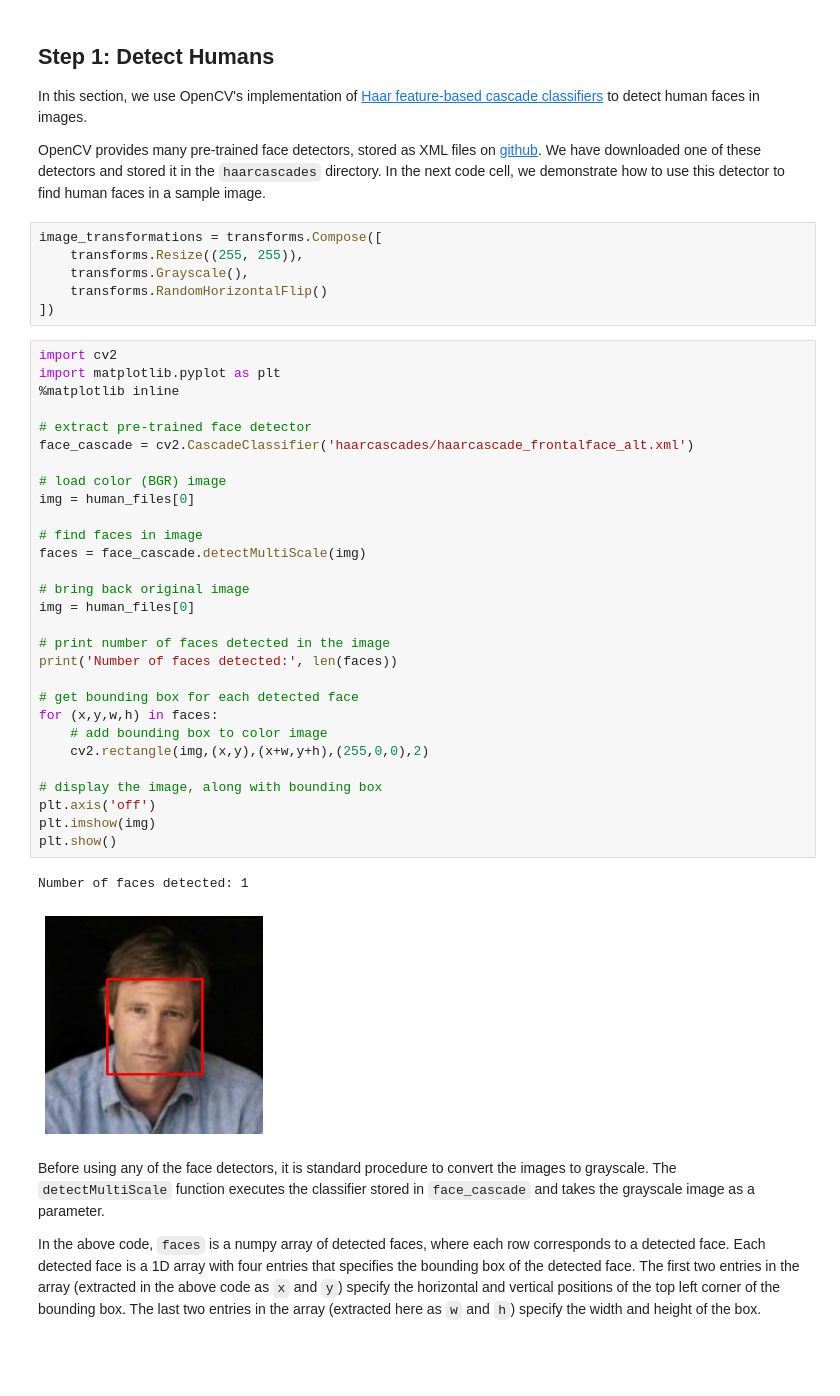
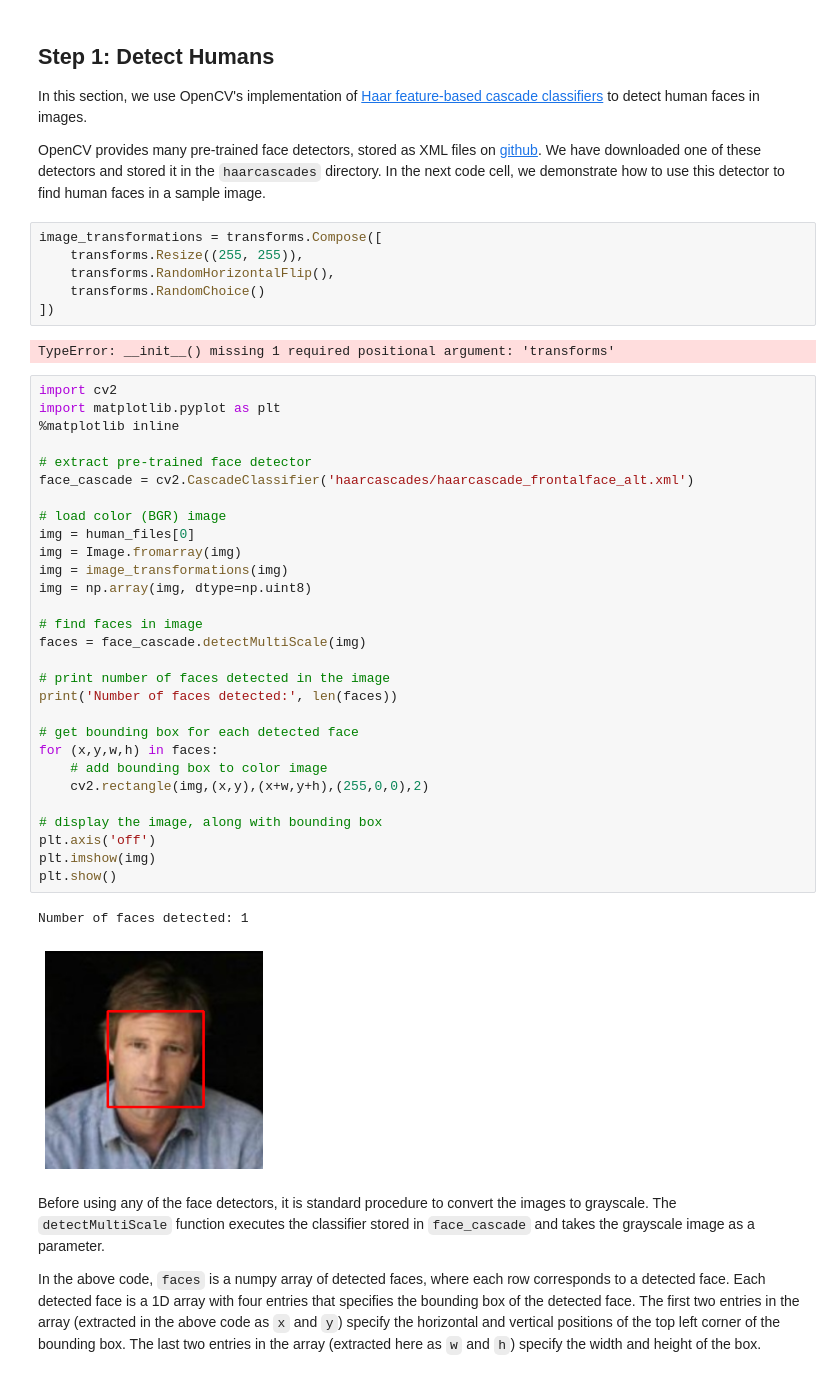
Before and after one commit to 7kemZmani/Dog-Detector, a Jupyter notebook: dog_app.ipynb, the cells around one changed output. Cells and saved outputs as stored; diff of their text form.

```diff
--- a/dog_app.ipynb
+++ b/dog_app.ipynb
@@ -111,41 +111,43 @@ OpenCV provides many pre-trained face detectors, stored as XML files on [github]
 # %%
 image_transformations = transforms.Compose([
     transforms.Resize((255, 255)),
-    transforms.Grayscale(),
-    transforms.RandomHorizontalFlip()
+    transforms.RandomHorizontalFlip(),
+    transforms.RandomChoice()
 ])
+# %% [output]
+TypeError: __init__() missing 1 required positional argument: 'transforms'
 # %%
 import cv2
 import matplotlib.pyplot as plt
 %matplotlib inline
 
 # extract pre-trained face detector
 face_cascade = cv2.CascadeClassifier('haarcascades/haarcascade_frontalface_alt.xml')
 
 # load color (BGR) image
 img = human_files[0]
+img = Image.fromarray(img)
+img = image_transformations(img)
+img = np.array(img, dtype=np.uint8)
 
 # find faces in image
 faces = face_cascade.detectMultiScale(img)
-
-# bring back original image
-img = human_files[0]
 
 # print number of faces detected in the image
 print('Number of faces detected:', len(faces))
 
 # get bounding box for each detected face
 for (x,y,w,h) in faces:
     # add bounding box to color image
     cv2.rectangle(img,(x,y),(x+w,y+h),(255,0,0),2)
 
 # display the image, along with bounding box
 plt.axis('off')
 plt.imshow(img)
 plt.show()
 # %% [output]
 Number of faces detected: 1
-[figure, old version]
+[figure, new version]
 # %% [markdown]
 Before using any of the face detectors, it is standard procedure to convert the images to grayscale.  The `detectMultiScale` function executes the classifier stored in `face_cascade` and takes the grayscale image as a parameter.
 
```
Also changed, not shown: parts of 6 cells of this notebook, 1 other file.
